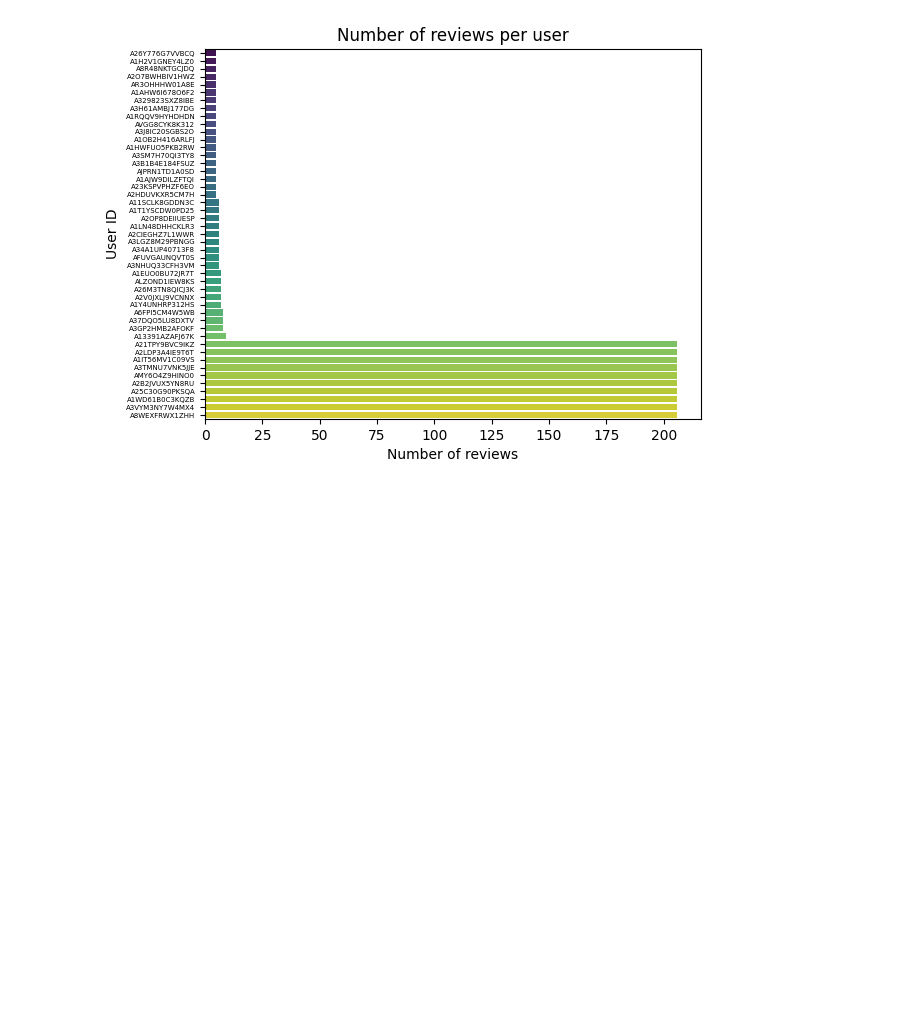
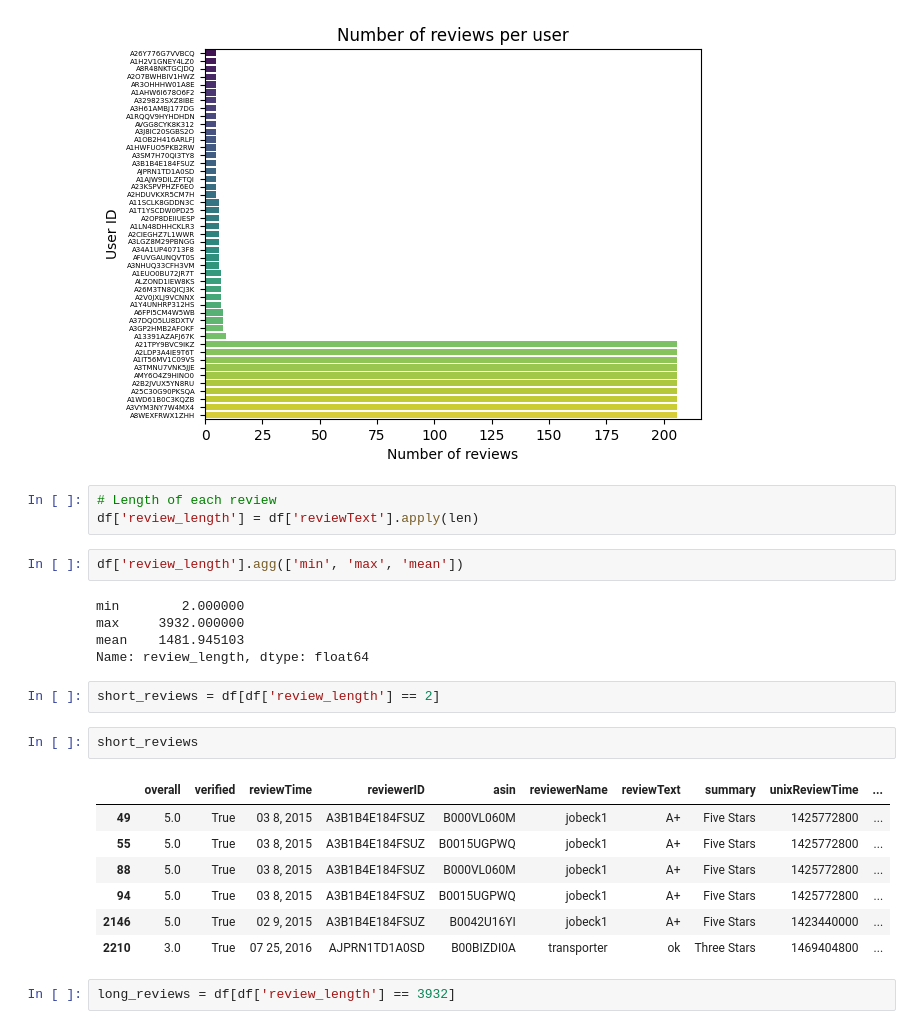
Before and after one commit to Currybon30/COMP262-NLP, a Jupyter notebook: preprocessing.ipynb, the cells around one changed output. Saved outputs shown, nothing was run; the diff lists cells and outputs as text; blank space fills up the shorter version.

```diff
--- a/preprocessing.ipynb
+++ b/preprocessing.ipynb
@@ -89,3 +85,27 @@ plt.yticks(fontsize=5)
 plt.show()
 # %% [output]
 [figure]
+# %%
+# Length of each review
+df['review_length'] = df['reviewText'].apply(len)
+# %%
+df['review_length'].agg(['min', 'max', 'mean'])
+# %% [output]
+min        2.000000
+max     3932.000000
+mean    1481.945103
+Name: review_length, dtype: float64
+# %%
+short_reviews = df[df['review_length'] == 2]
+# %%
+short_reviews
+# %% [output]
+|  | overall | verified | reviewTime | reviewerID | asin | reviewerName | reviewText | summary | unixReviewTime | ... |
+| 49 | 5.0 | True | 03 8, 2015 | A3B1B4E184FSUZ | B000VL060M | jobeck1 | A+ | Five Stars | 1425772800 | ... |
+| 55 | 5.0 | True | 03 8, 2015 | A3B1B4E184FSUZ | B0015UGPWQ | jobeck1 | A+ | Five Stars | 1425772800 | ... |
+| 88 | 5.0 | True | 03 8, 2015 | A3B1B4E184FSUZ | B000VL060M | jobeck1 | A+ | Five Stars | 1425772800 | ... |
+| 94 | 5.0 | True | 03 8, 2015 | A3B1B4E184FSUZ | B0015UGPWQ | jobeck1 | A+ | Five Stars | 1425772800 | ... |
+| 2146 | 5.0 | True | 02 9, 2015 | A3B1B4E184FSUZ | B0042U16YI | jobeck1 | A+ | Five Stars | 1423440000 | ... |
+| 2210 | 3.0 | True | 07 25, 2016 | AJPRN1TD1A0SD | B00BIZDI0A | transporter | ok | Three Stars | 1469404800 | ... |
+# %%
+long_reviews = df[df['review_length'] == 3932]
```
Also changed, not shown: parts of 2 cells of this notebook.
